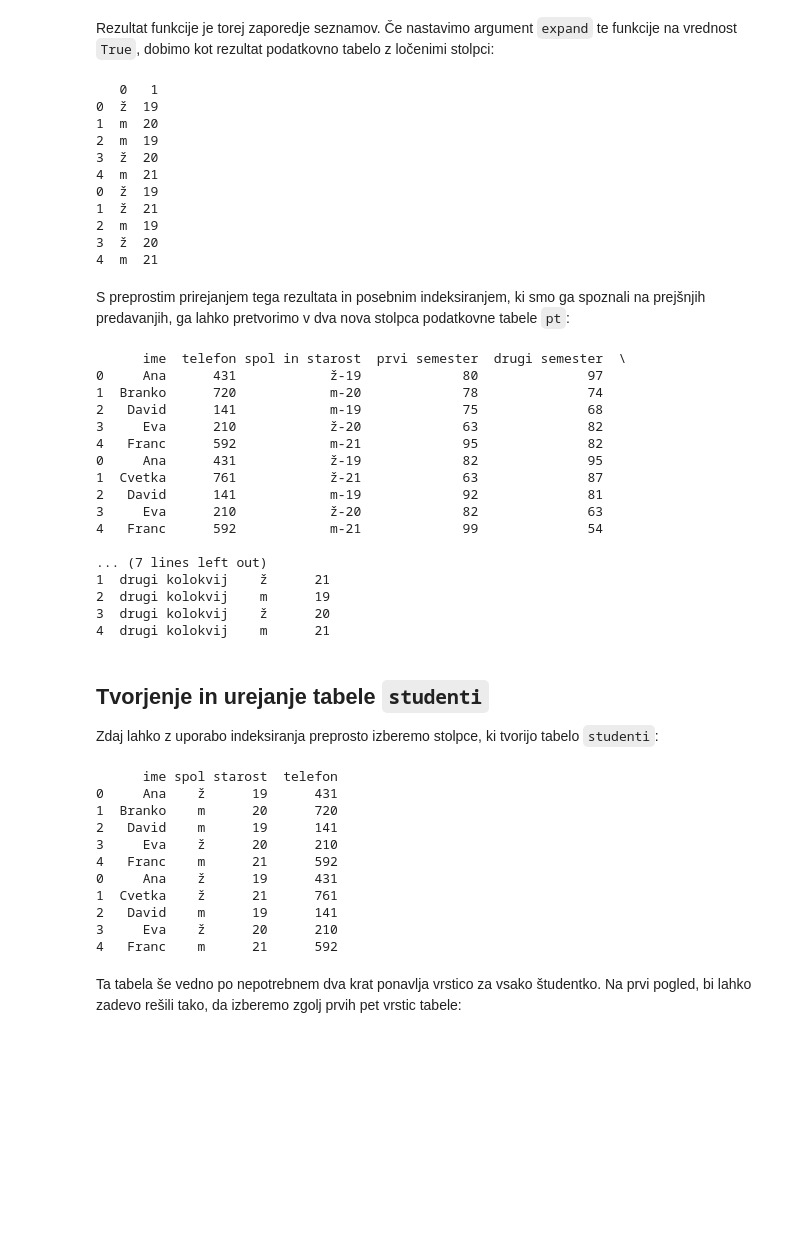
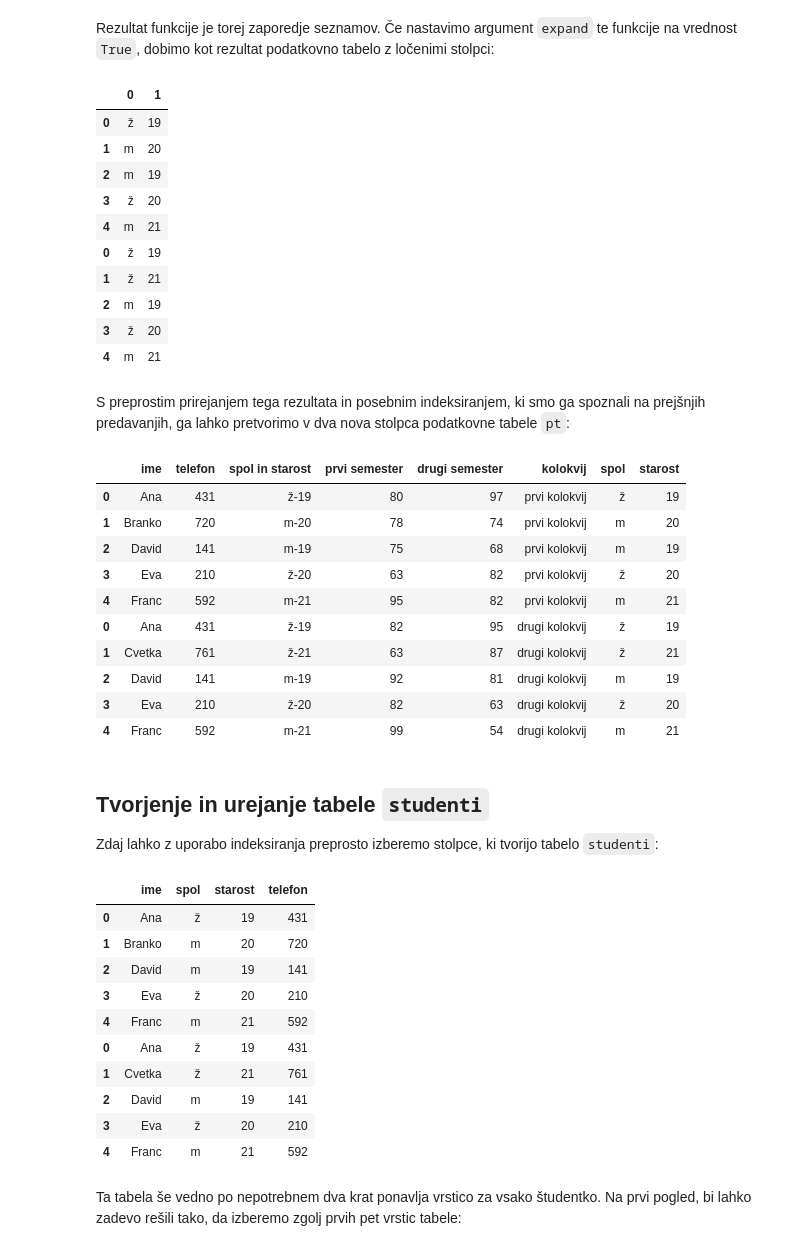
Before and after one commit to ljupco-todorovski/papvp, a Jupyter notebook: _sources/uvoz-urejanje-sql.ipynb, the cells around one changed output. Drawn from its saved outputs; the diff is of its cells as text; code cells hidden in the pictures; blank space fills up the shorter version.

```diff
--- a/_sources/uvoz-urejanje-sql.ipynb
+++ b/_sources/uvoz-urejanje-sql.ipynb
@@ -34,61 +34,55 @@ Name: spol in starost, dtype: object
 # %% [markdown]
 Rezultat funkcije je torej zaporedje seznamov. Če nastavimo argument `expand` te funkcije na vrednost `True`, dobimo kot rezultat podatkovno tabelo z ločenimi stolpci:
 # %%
-print(pt["spol in starost"].str.split("-", expand = True))
+pt["spol in starost"].str.split("-", expand = True)
 # %% [output]
-   0   1
-0  ž  19
-1  m  20
-2  m  19
-3  ž  20
-4  m  21
-0  ž  19
-1  ž  21
-2  m  19
-3  ž  20
-4  m  21
+|  | 0 | 1 |
+| 0 | ž | 19 |
+| 1 | m | 20 |
+| 2 | m | 19 |
+| 3 | ž | 20 |
+| 4 | m | 21 |
+| 0 | ž | 19 |
+| 1 | ž | 21 |
+| 2 | m | 19 |
+| 3 | ž | 20 |
+| 4 | m | 21 |
 # %% [markdown]
 S preprostim prirejanjem tega rezultata in posebnim indeksiranjem, ki smo ga spoznali na prejšnjih predavanjih, ga lahko pretvorimo v dva nova stolpca podatkovne tabele `pt`:
 # %%
 pt[["spol", "starost"]] = pt["spol in starost"].str.split("-", expand = True)
-print(pt)
+pt
 # %% [output]
-      ime  telefon spol in starost  prvi semester  drugi semester  \
-0     Ana      431            ž-19             80              97
-1  Branko      720            m-20             78              74
-2   David      141            m-19             75              68
-3     Eva      210            ž-20             63              82
-4   Franc      592            m-21             95              82
-0     Ana      431            ž-19             82              95
-1  Cvetka      761            ž-21             63              87
-2   David      141            m-19             92              81
-3     Eva      210            ž-20             82              63
-4   Franc      592            m-21             99              54
-
-... (7 lines left out)
-1  drugi kolokvij    ž      21
-2  drugi kolokvij    m      19
-3  drugi kolokvij    ž      20
-4  drugi kolokvij    m      21
+|  | ime | telefon | spol in starost | prvi semester | drugi semester | kolokvij | spol | starost |
+| 0 | Ana | 431 | ž-19 | 80 | 97 | prvi kolokvij | ž | 19 |
+| 1 | Branko | 720 | m-20 | 78 | 74 | prvi kolokvij | m | 20 |
+| 2 | David | 141 | m-19 | 75 | 68 | prvi kolokvij | m | 19 |
+| 3 | Eva | 210 | ž-20 | 63 | 82 | prvi kolokvij | ž | 20 |
+| 4 | Franc | 592 | m-21 | 95 | 82 | prvi kolokvij | m | 21 |
+| 0 | Ana | 431 | ž-19 | 82 | 95 | drugi kolokvij | ž | 19 |
+| 1 | Cvetka | 761 | ž-21 | 63 | 87 | drugi kolokvij | ž | 21 |
+| 2 | David | 141 | m-19 | 92 | 81 | drugi kolokvij | m | 19 |
+| 3 | Eva | 210 | ž-20 | 82 | 63 | drugi kolokvij | ž | 20 |
+| 4 | Franc | 592 | m-21 | 99 | 54 | drugi kolokvij | m | 21 |
 # %% [markdown]
 ## Tvorjenje in urejanje tabele `studenti`
 
 Zdaj lahko z uporabo indeksiranja preprosto izberemo stolpce, ki tvorijo tabelo `studenti`:
 # %%
 studenti = pt.loc[:, ["ime", "spol", "starost", "telefon"]]
-print(studenti)
+studenti
 # %% [output]
-      ime spol starost  telefon
-0     Ana    ž      19      431
-1  Branko    m      20      720
-2   David    m      19      141
-3     Eva    ž      20      210
-4   Franc    m      21      592
-0     Ana    ž      19      431
-1  Cvetka    ž      21      761
-2   David    m      19      141
-3     Eva    ž      20      210
-4   Franc    m      21      592
+|  | ime | spol | starost | telefon |
+| 0 | Ana | ž | 19 | 431 |
+| 1 | Branko | m | 20 | 720 |
+| 2 | David | m | 19 | 141 |
+| 3 | Eva | ž | 20 | 210 |
+| 4 | Franc | m | 21 | 592 |
+| 0 | Ana | ž | 19 | 431 |
+| 1 | Cvetka | ž | 21 | 761 |
+| 2 | David | m | 19 | 141 |
+| 3 | Eva | ž | 20 | 210 |
+| 4 | Franc | m | 21 | 592 |
 # %% [markdown]
 Ta tabela še vedno po nepotrebnem dva krat ponavlja vrstico za vsako študentko. Na prvi pogled, bi lahko zadevo rešili tako, da izberemo zgolj prvih pet vrstic tabele:
 # %%
```
Also changed, not shown: parts of 26 cells of this notebook, 3 other files.
